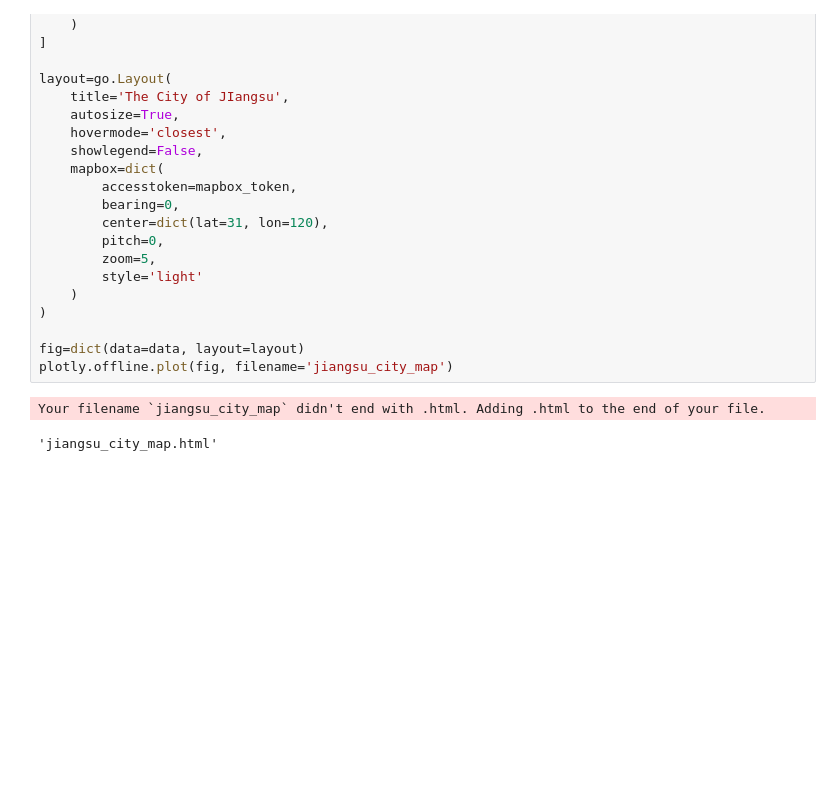
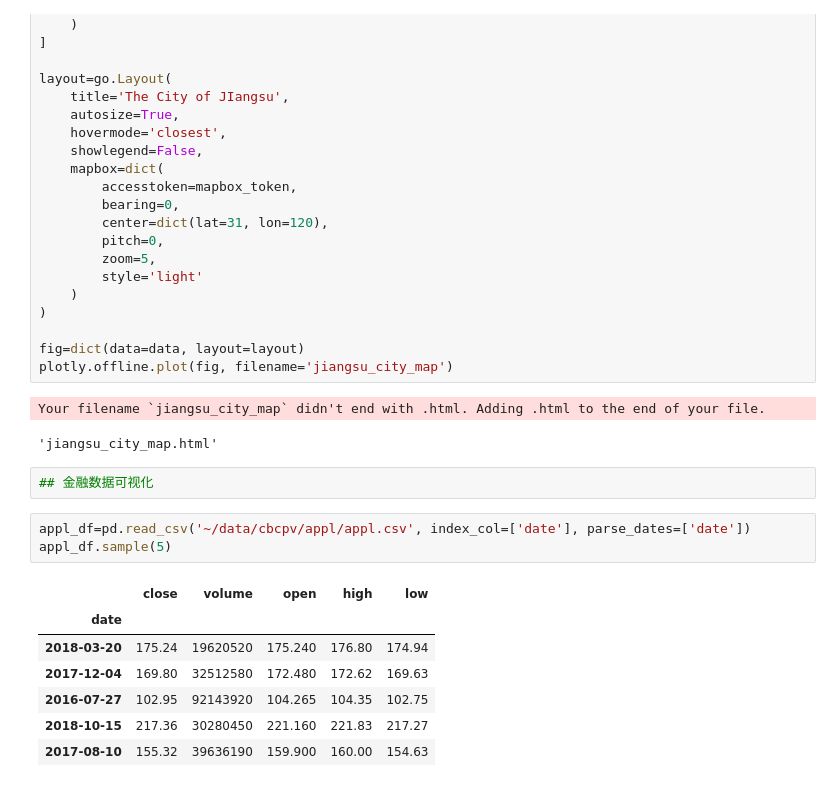
Before and after one commit to hivandu/practise, a Jupyter notebook: analyse/Case-by-case_Python_visualization/ex14.ipynb, the cells around one changed output. Drawn from its saved outputs; the diff is of its cells as text; blank space fills up the shorter version.

```diff
--- a/analyse/Case-by-case_Python_visualization/ex14.ipynb
+++ b/analyse/Case-by-case_Python_visualization/ex14.ipynb
@@ -104,3 +104,16 @@ plotly.offline.plot(fig, filename='jiangsu_city_map')
 # %% [output]
 Your filename `jiangsu_city_map` didn't end with .html. Adding .html to the end of your file.
 'jiangsu_city_map.html'
+# %%
+## 金融数据可视化
+# %%
+appl_df=pd.read_csv('~/data/cbcpv/appl/appl.csv', index_col=['date'], parse_dates=['date'])
+appl_df.sample(5)
+# %% [output]
+|  | close | volume | open | high | low |
+| date |  |  |  |  |  |
+| 2018-03-20 | 175.24 | 19620520 | 175.240 | 176.80 | 174.94 |
+| 2017-12-04 | 169.80 | 32512580 | 172.480 | 172.62 | 169.63 |
+| 2016-07-27 | 102.95 | 92143920 | 104.265 | 104.35 | 102.75 |
+| 2018-10-15 | 217.36 | 30280450 | 221.160 | 221.83 | 217.27 |
+| 2017-08-10 | 155.32 | 39636190 | 159.900 | 160.00 | 154.63 |
```
Also changed, not shown: parts of 12 cells of this notebook, 10 other files.
